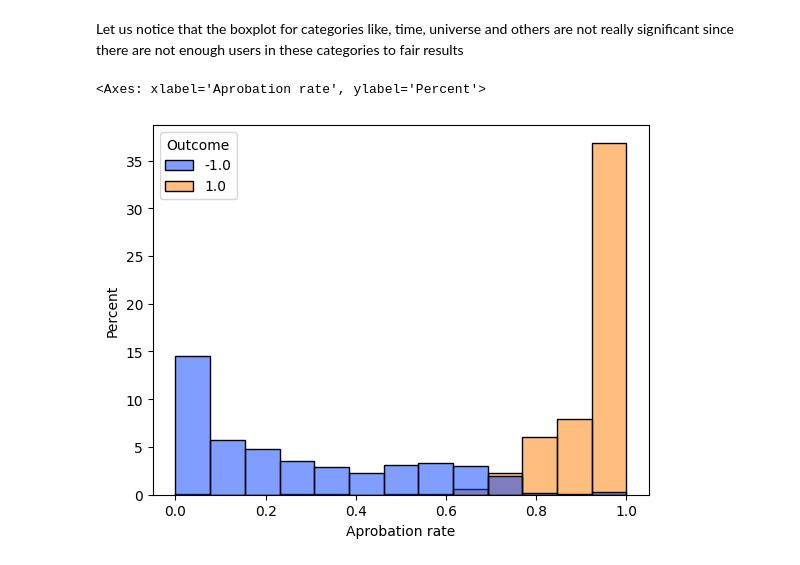
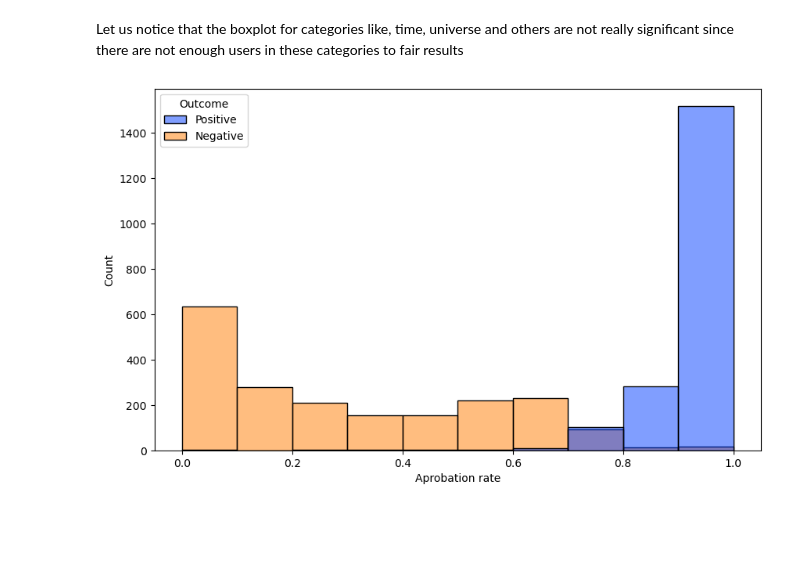
Before and after one commit to epfl-ada/ada-2024-project-supercoolteamname2024, a Jupyter notebook: Result.ipynb, the cells around one changed output. Cells and saved outputs as stored; diff of their text form; code cells hidden in the pictures; blank space fills up the shorter version.

```diff
--- a/Result.ipynb
+++ b/Result.ipynb
@@ -857,8 +854,12 @@ results_df = parse_votes_to_dataframe(file_path)
 results_df.to_csv('data/raw_outcomes.csv')
 # %%
 import seaborn as sns
+import matplotlib.pyplot as plt
+legend_labels = {1: 'Positive', -1: 'Negative'}
 results_df['Aprobation rate'] = results_df['Positive'] / ( results_df['Positive'] + results_df['Negative'] )
-sns.histplot(data=results_df,x='Aprobation rate',hue='Outcome',palette="bright",stat="percent")
+plt.figure(figsize=(10, 6))
+results_df['Outcome'] = results_df['Outcome'].replace({1: 'Positive', -1: 'Negative'})
+ax=sns.histplot(data=results_df,x='Aprobation rate',hue='Outcome',palette="bright",stat="count",bins=10)
+plt.show()
 # %% [output]
-<Axes: xlabel='Aprobation rate', ylabel='Percent'>
-[figure, old version]
+[figure, new version]
```
Also changed, not shown: parts of 3 cells of this notebook, 4 other files.
